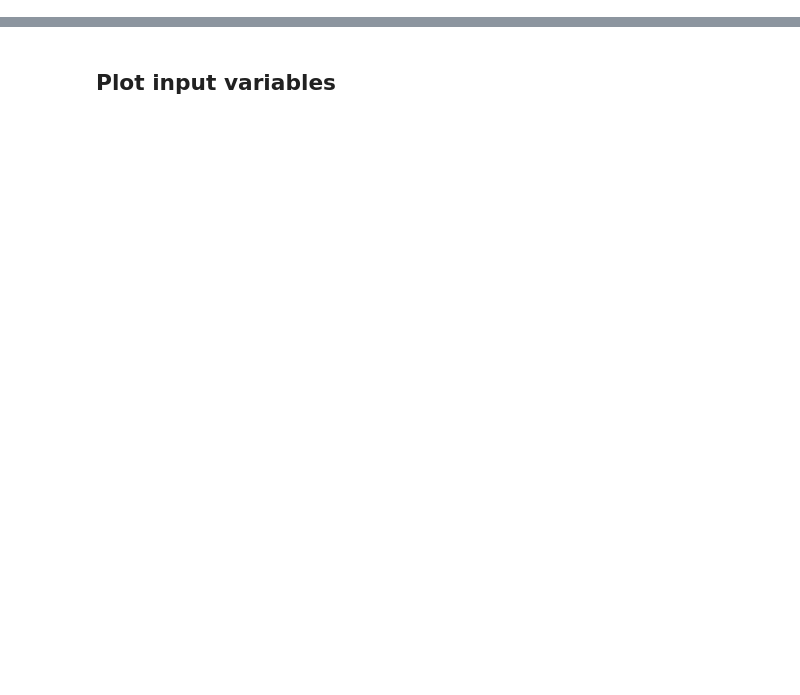
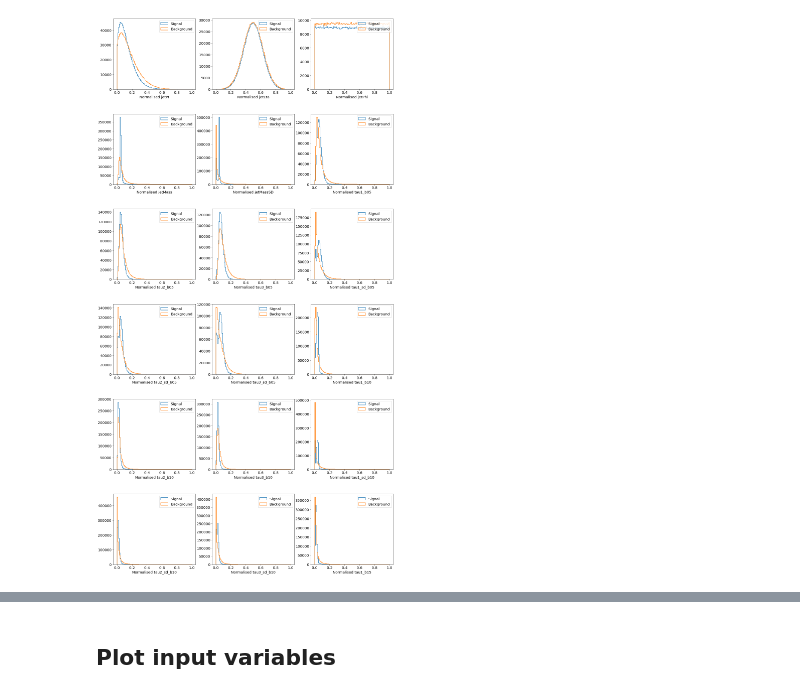
Before and after one commit to mdmorris/XAICoffea, a Jupyter notebook: CNN_preprocessing.ipynb, the cells around one changed output, grey strips where cells are left out. Cells and saved outputs as stored; diff of their text form; code cells hidden in the pictures; blank space fills up the shorter version.

```diff
--- a/CNN_preprocessing.ipynb
+++ b/CNN_preprocessing.ipynb
@@ -9,7 +8,7 @@ import matplotlib.pyplot as plt
 from matplotlib.colors import LogNorm
 plt.rcParams['figure.dpi'] = 150
 # %%
-dataset = '/mnt/data/ml/ShowJetsData_full.npz'
+dataset = '/mnt/data/ml/ShowJetsData_addmoretaus.npz'
 data = np.load(dataset)
 print(data.files)
 # %% [output]
@@ -30,0 +82,20 @@ print(time.time() -s )
+# %%
+fig, axs = plt.subplots(nrows=6, ncols=3, figsize=(20, 40))
+fig.subplots_adjust(hspace=0.35, wspace =0.2)
+axs=axs.flatten()
+
+for i in range(len(list(data_dic.keys())[1:-1])):
+    bins = np.linspace(0, 1, 100)
+    '''Change the bin width for particle multiplicities'''
+    if (i>=29 and i<=33):
+        bins = np.linspace(0, 1, 10)
+    if i < 18:
+        axs[i].hist(data_dic[list(data_dic.keys())[1:-1][i]][data_dic['labels'][:,1]==1], bins, label='Signal', fill=False, histtype='step', linewidth=1.5)
+        axs[i].hist(data_dic[list(data_dic.keys())[1:-1][i]][data_dic['labels'][:,0]==1], bins, label='Background', fill=False, histtype='step', linewidth=1.5)
+        axs[i].legend(loc='best')
+        axs[i].set_xlabel('Normalised {}'.format(list(data_dic.keys())[1:-1][i]))
+
+plt.show()
+fig.savefig("plot_CNN2D-variables_1.png", bbox_inches='tight')
+# %% [output]
+[figure, added]
```
Also changed, not shown: parts of 35 cells of this notebook.
